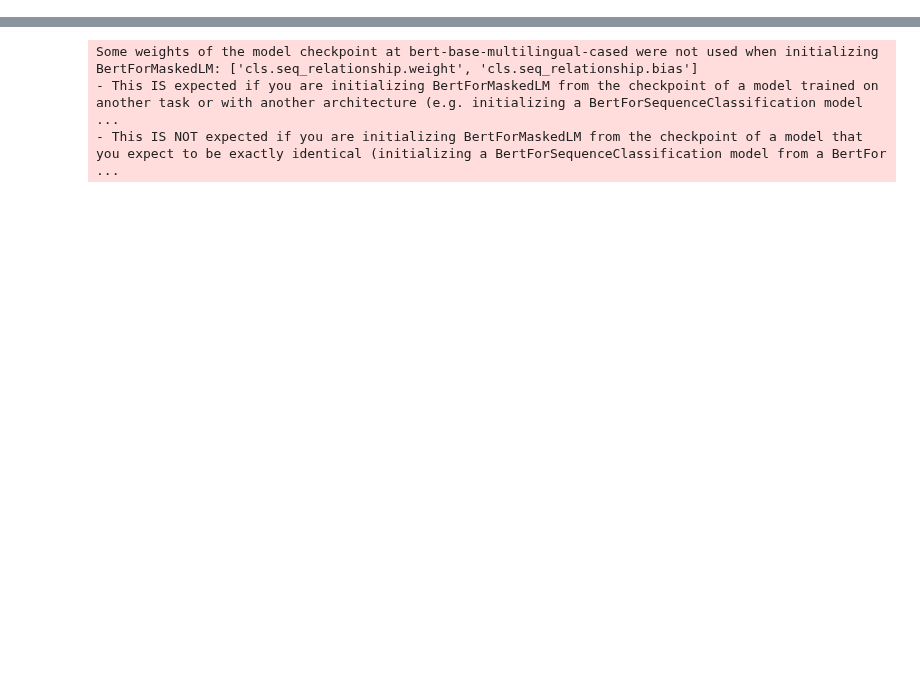
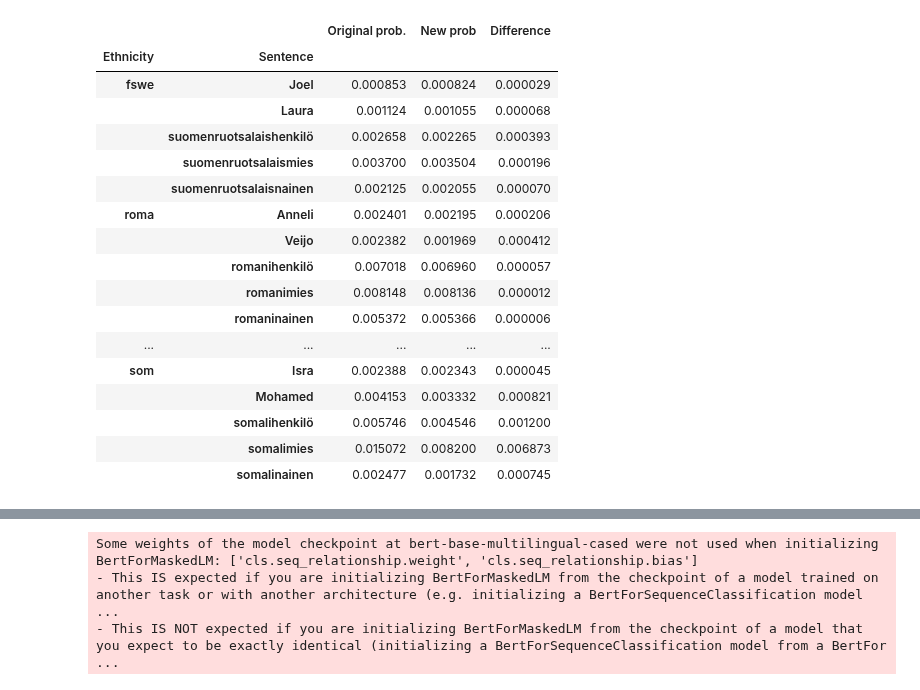
Before and after one commit to hoytnotlit/thesis, a Jupyter notebook: Debiasing.ipynb, the cells around one changed output, grey strips where cells are left out. Saved outputs shown, nothing was run; the diff lists cells and outputs as text; code cells hidden in the pictures; blank space fills up the shorter version.

```diff
--- a/Debiasing.ipynb
+++ b/Debiasing.ipynb
@@ -48,0 +87,21 @@ visualize.get_sdb_df(l_debiased)
+# %%
+s_raw.groupby(['Ethnicity', 'Sentence']).mean()
+# %% [output]
+|  |  | Original prob. | New prob | Difference |
+| Ethnicity | Sentence |  |  |  |
+| fswe | Joel | 0.000853 | 0.000824 | 0.000029 |
+|  | Laura | 0.001124 | 0.001055 | 0.000068 |
+|  | suomenruotsalaishenkilö | 0.002658 | 0.002265 | 0.000393 |
+|  | suomenruotsalaismies | 0.003700 | 0.003504 | 0.000196 |
+|  | suomenruotsalaisnainen | 0.002125 | 0.002055 | 0.000070 |
+| roma | Anneli | 0.002401 | 0.002195 | 0.000206 |
+|  | Veijo | 0.002382 | 0.001969 | 0.000412 |
+|  | romanihenkilö | 0.007018 | 0.006960 | 0.000057 |
+|  | romanimies | 0.008148 | 0.008136 | 0.000012 |
+|  | romaninainen | 0.005372 | 0.005366 | 0.000006 |
+| ... | ... | ... | ... | ... |
+| som | Isra | 0.002388 | 0.002343 | 0.000045 |
+|  | Mohamed | 0.004153 | 0.003332 | 0.000821 |
+|  | somalihenkilö | 0.005746 | 0.004546 | 0.001200 |
+|  | somalimies | 0.015072 | 0.008200 | 0.006873 |
+|  | somalinainen | 0.002477 | 0.001732 | 0.000745 |
```
Also changed, not shown: parts of 17 cells of this notebook, 1 other file.
